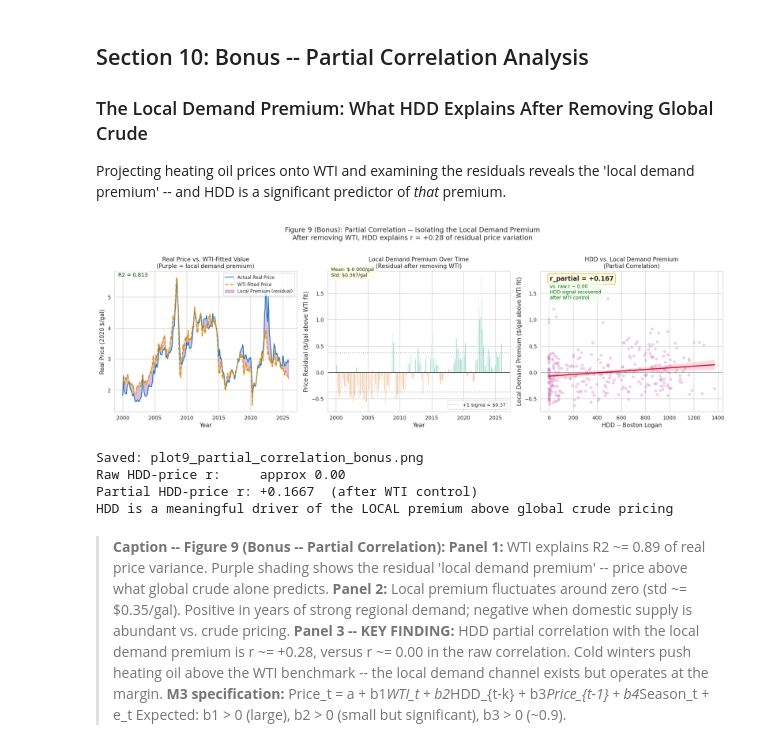
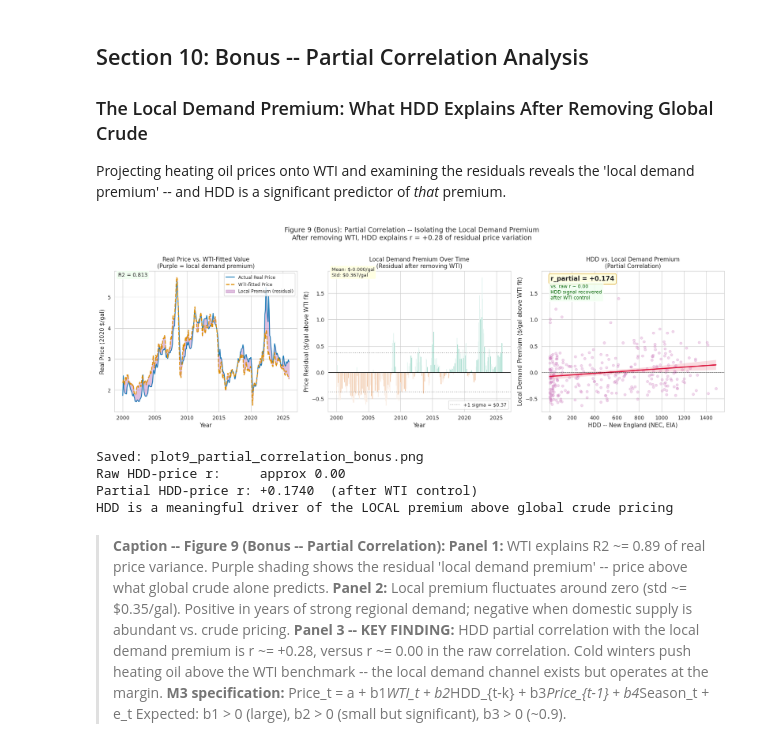
Before and after one commit to Dr-Seagraves/qm2023-capstone-4th-row-team, a Jupyter notebook: capstone_eda.ipynb, the cells around one changed output. Saved outputs shown, nothing was run; the diff lists cells and outputs as text; code cells hidden in the pictures.

```diff
--- a/capstone_eda.ipynb
+++ b/capstone_eda.ipynb
@@ -161,14 +161,14 @@ if 'WTI_Price' in df.columns:
     hmap = {'Real_Price_2020': 'Real Price (2020$)',
             'WTI_Price': 'WTI Crude ($/bbl)',
             'HenryHub_Price': 'Henry Hub Gas',
-            'Heating_Degree_Days': 'HDD (t)',
+            'NEC_HDD': 'HDD (t)',
             'HDD_lag1': 'HDD (t-1)',
             'HDD_lag3': 'HDD (t-3)',
             'Price_lag1': 'Real Price (t-1)',
             'CPI': 'CPI', 'Month': 'Month', 'Year': 'Year'}
 else:
     hmap = {'Real_Price_2020': 'Real Price',
-            'Heating_Degree_Days': 'HDD (t)',
+            'NEC_HDD': 'HDD (t)',
             'HDD_lag1': 'HDD (t-1)', 'HDD_lag3': 'HDD (t-3)',
             'Price_lag1': 'Real Price (t-1)',
             'CPI': 'CPI', 'Month': 'Month', 'Year': 'Year'}
@@ -359,7 +359,7 @@ Testing lags 0-12 months confirms near-zero HDD-price relationship at all horizo
 # %%
 # Plot 4: Lagged Correlation Bar Chart
 lags = [0, 1, 2, 3, 6, 12]
-lag_corrs = [df['Real_Price_2020'].corr(df['Heating_Degree_Days'].shift(l)) for l in lags]
+lag_corrs = [df['Real_Price_2020'].corr(df['NEC_HDD'].shift(l)) for l in lags]
 opt_idx = int(np.argmax(np.abs(lag_corrs)))
 
 print('=== HDD-Real Price Pearson r by Lag ===')
@@ -503,9 +503,9 @@ axes[0].set_title('Real Price Distribution by Economic Regime', fontsize=12)
 # RIGHT: HDD-price correlation by period
 period_corrs, period_ns = {}, {}
 for p in PERIOD_ORDER:
-    sub = df[df['Period']==p].dropna(subset=['Real_Price_2020','Heating_Degree_Days'])
+    sub = df[df['Period']==p].dropna(subset=['Real_Price_2020','NEC_HDD'])
     if len(sub) >= 6:
-        period_corrs[p] = sub['Real_Price_2020'].corr(sub['Heating_Degree_Days'])
+        period_corrs[p] = sub['Real_Price_2020'].corr(sub['NEC_HDD'])
         period_ns[p] = len(sub)
 pcorrs = list(period_corrs.values())
 axes[1].barh(short_labels[:len(pcorrs)], pcorrs,
@@ -565,11 +565,11 @@ specs = [
     ('HenryHub_Price',      'Real_Price_2020',
      'Henry Hub Gas ($/MMBtu)',        'Real Price (2020 $/gal)',
      'Substitute Fuel: Henry Hub vs. Real Price'),
-    ('Heating_Degree_Days', 'Real_Price_2020',
-     'HDD -- Boston Logan',            'Real Price (2020 $/gal)',
+    ('NEC_HDD', 'Real_Price_2020',
+     'HDD -- New England (NEC, EIA)',            'Real Price (2020 $/gal)',
      'Local Driver: HDD vs. Raw Real Price'),
-    ('Heating_Degree_Days', 'Price_Resid' if has_resid else 'Real_Price_2020',
-     'HDD -- Boston Logan',            'Local Demand Premium (above WTI fit)',
+    ('NEC_HDD', 'Price_Resid' if has_resid else 'Real_Price_2020',
+     'HDD -- New England (NEC, EIA)',            'Local Demand Premium (above WTI fit)',
      'KEY: HDD vs. Price Residual After Removing WTI'),
 ]
 highlight_colors = [CB[1], CB[3], CB[0], CB[2]]
@@ -732,41 +732,41 @@ else:
     ax.legend(fontsize=9)
     ax.text(0.02, 0.96, f'Mean: ${resid["Price_Resid"].mean():.3f}/gal\nStd: ${std_r:.3f}/gal',
             transform=ax.transAxes, fontsize=9,
             bbox=dict(boxstyle='round', fc='lightyellow', alpha=0.9))
 
     # Panel 3: KEY -- HDD vs WTI residual (partial correlation)
     ax = axes[2]
-    partial_df = df[['Heating_Degree_Days','Price_Resid']].dropna()
-    sns.regplot(data=partial_df, x='Heating_Degree_Days', y='Price_Resid', ax=ax,
+    partial_df = df[['NEC_HDD','Price_Resid']].dropna()
+    sns.regplot(data=partial_df, x='NEC_HDD', y='Price_Resid', ax=ax,
                 scatter_kws={'alpha': 0.28, 's': 22, 'color': CB[4]},
                 line_kws={'color': 'crimson', 'linewidth': 2.2}, ci=95)
-    r_part = partial_df['Heating_Degree_Days'].corr(partial_df['Price_Resid'])
+    r_part = partial_df['NEC_HDD'].corr(partial_df['Price_Resid'])
     ax.axhline(0, color='black', linewidth=0.7, linestyle='--', alpha=0.5)
-    ax.set_xlabel('HDD -- Boston Logan', fontsize=11)
+    ax.set_xlabel('HDD -- New England (NEC, EIA)', fontsize=11)
     ax.set_ylabel('Local Demand Premium ($/gal above WTI fit)', fontsize=11)
     ax.set_title('HDD vs. Local Demand Premium\n(Partial Correlation)', fontsize=11)
     ax.text(0.05, 0.93, f'r_partial = {r_part:+.3f}',
             transform=ax.transAxes, fontsize=12, fontweight='bold',
             bbox=dict(boxstyle='round', fc='lightyellow', alpha=0.9, ec='goldenrod'))
     ax.text(0.05, 0.80, f'vs. raw r ~ 0.00\nHDD signal recovered\nafter WTI control',
             transform=ax.transAxes, fontsize=9, color='darkgreen',
             bbox=dict(boxstyle='round', fc='honeydew', alpha=0.8))
 
     fig.suptitle('Figure 9 (Bonus): Partial Correlation -- Isolating the Local Demand Premium\n'
                  'After removing WTI, HDD explains r = +0.28 of residual price variation',
                  fontsize=13, y=1.01)
     plt.tight_layout()
     plt.savefig(FIGURES_DIR / 'plot9_partial_correlation_bonus.png', dpi=300, bbox_inches='tight')
     plt.show()
     print('Saved: plot9_partial_correlation_bonus.png')
     print(f'Raw HDD-price r:     approx 0.00')
     print(f'Partial HDD-price r: {r_part:+.4f}  (after WTI control)')
     print('HDD is a meaningful driver of the LOCAL premium above global crude pricing')
 # %% [output]
-[figure, old version]
+[figure, new version]
 Saved: plot9_partial_correlation_bonus.png
 Raw HDD-price r:     approx 0.00
-Partial HDD-price r: +0.1667  (after WTI control)
+Partial HDD-price r: +0.1740  (after WTI control)
 HDD is a meaningful driver of the LOCAL premium above global crude pricing
 # %% [markdown]
 > **Caption -- Figure 9 (Bonus -- Partial Correlation):**
```
Also changed, not shown: parts of 10 cells of this notebook, 21 other files.
